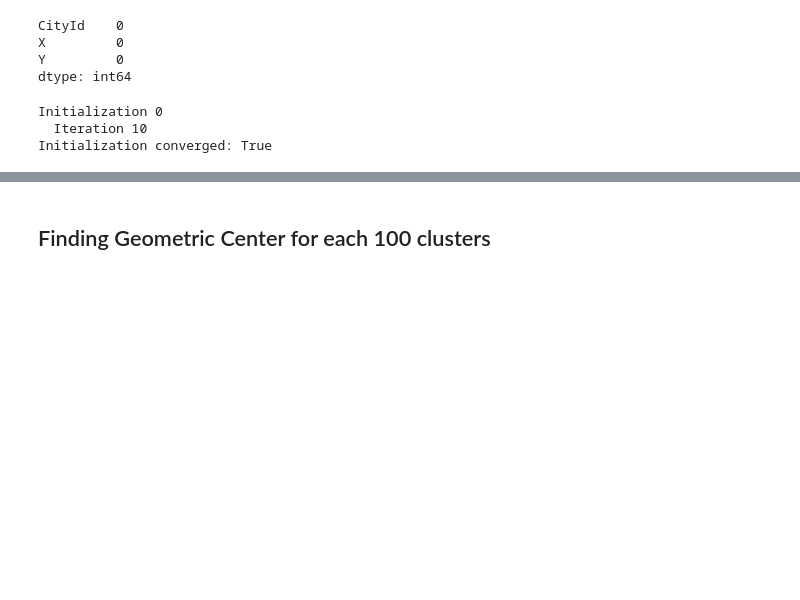
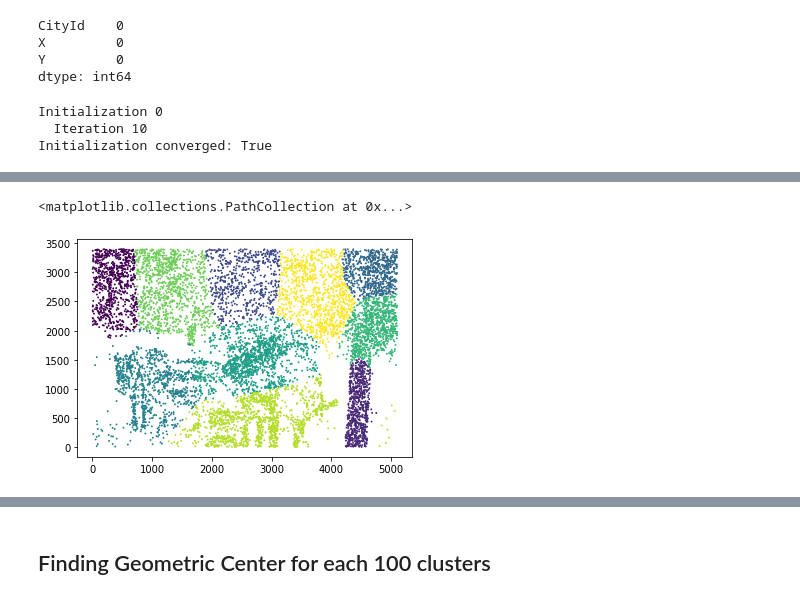
Before and after one commit to prasun2106/vehicle_routing_problem, a Jupyter notebook: vrp_travelling_santa.ipynb, the cells around one changed output, grey strips where cells are left out. Drawn from its saved outputs; the diff is of its cells as text; code cells hidden in the pictures; blank space fills up the shorter version.

```diff
--- a/vrp_travelling_santa.ipynb
+++ b/vrp_travelling_santa.ipynb
@@ -64,3 +64,8 @@ plt.scatter(cities['X'],cities['Y'],s = 0.002, c= cities['mclust'])
 # %%
 # Reducing number of locations to clients requirement
 cities = cities.iloc[0:10000,0:10000]
+# %%
+plt.scatter(cities['X'],cities['Y'], s = 0.8, c= cities['mclust'])
+# %% [output]
+<matplotlib.collections.PathCollection at 0x...>
+[figure, added]
```
Also changed, not shown: parts of 7 cells of this notebook.
